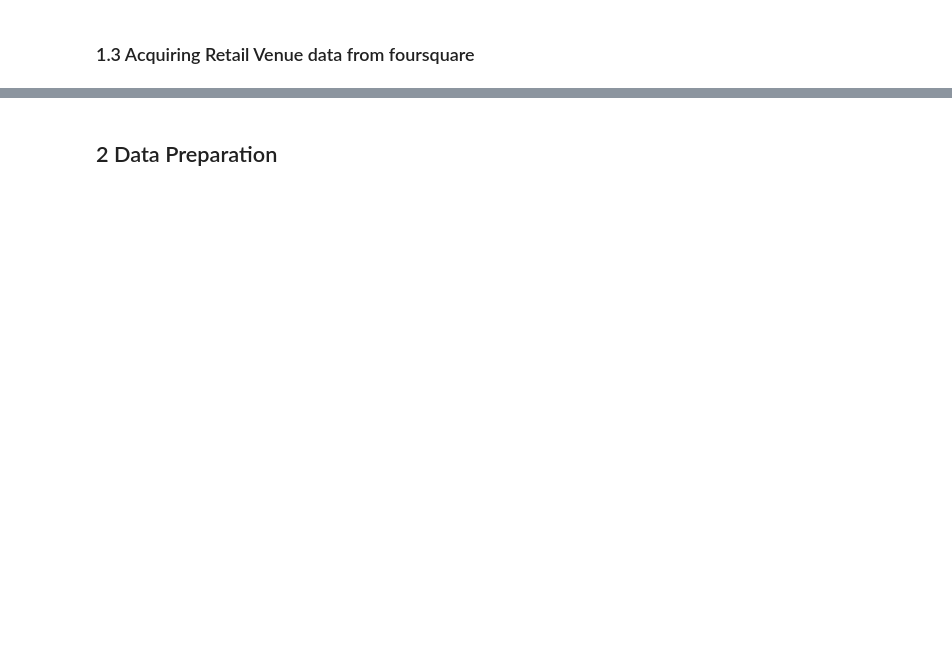
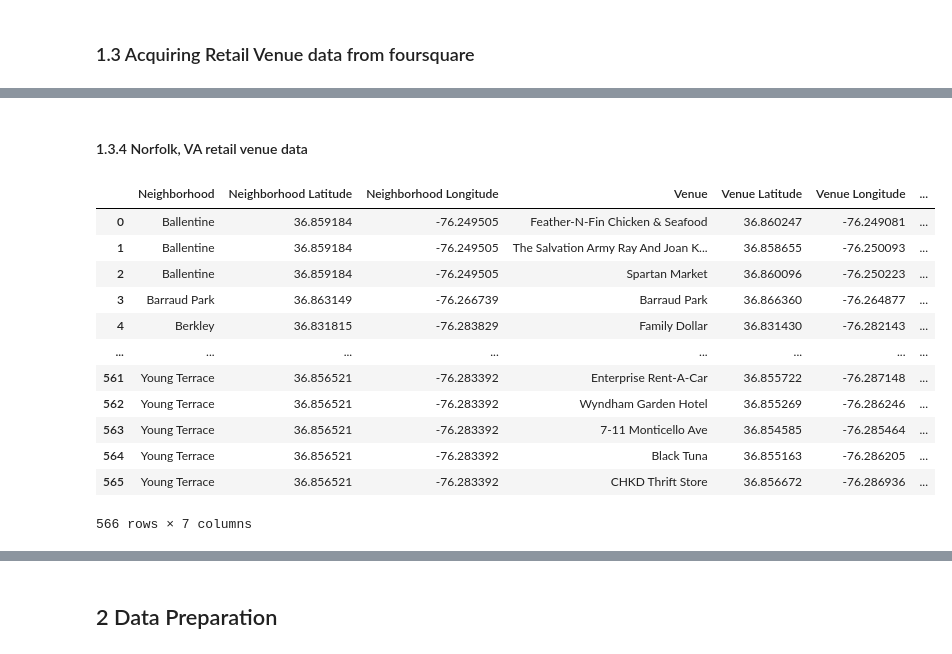
Before and after one commit to mphill82/Coursera_Capstone, a Jupyter notebook: Retail_Inference_notebook.ipynb, the cells around one changed output, grey strips where cells are left out. Cells and saved outputs as stored; diff of their text form; code cells hidden in the pictures; blank space fills up the shorter version.

```diff
--- a/Retail_Inference_notebook.ipynb
+++ b/Retail_Inference_notebook.ipynb
@@ -436,3 +489,20 @@ cva_venues_df
+# %% [markdown]
+#### 1.3.4 Norfolk, VA retail venue data
 # %%
 norva_venues_df=getNearbyVenues(norva_neigh_df,radius=400)
+norva_venues_df.to_csv('norva_venues_df.csv',index=False)
 norva_venues_df
+# %% [output]
+|  | Neighborhood | Neighborhood Latitude | Neighborhood Longitude | Venue | Venue Latitude | Venue Longitude | ... |
+| 0 | Ballentine | 36.859184 | -76.249505 | Feather-N-Fin Chicken & Seafood | 36.860247 | -76.249081 | ... |
+| 1 | Ballentine | 36.859184 | -76.249505 | The Salvation Army Ray And Joan K... | 36.858655 | -76.250093 | ... |
+| 2 | Ballentine | 36.859184 | -76.249505 | Spartan Market | 36.860096 | -76.250223 | ... |
+| 3 | Barraud Park | 36.863149 | -76.266739 | Barraud Park | 36.866360 | -76.264877 | ... |
+| 4 | Berkley | 36.831815 | -76.283829 | Family Dollar | 36.831430 | -76.282143 | ... |
+| ... | ... | ... | ... | ... | ... | ... | ... |
+| 561 | Young Terrace | 36.856521 | -76.283392 | Enterprise Rent-A-Car | 36.855722 | -76.287148 | ... |
+| 562 | Young Terrace | 36.856521 | -76.283392 | Wyndham Garden Hotel | 36.855269 | -76.286246 | ... |
+| 563 | Young Terrace | 36.856521 | -76.283392 | 7-11 Monticello Ave | 36.854585 | -76.285464 | ... |
+| 564 | Young Terrace | 36.856521 | -76.283392 | Black Tuna | 36.855163 | -76.286205 | ... |
+| 565 | Young Terrace | 36.856521 | -76.283392 | CHKD Thrift Store | 36.856672 | -76.286936 | ... |
+566 rows × 7 columns
```
Also changed, not shown: parts of 24 cells of this notebook, 9 other files.
